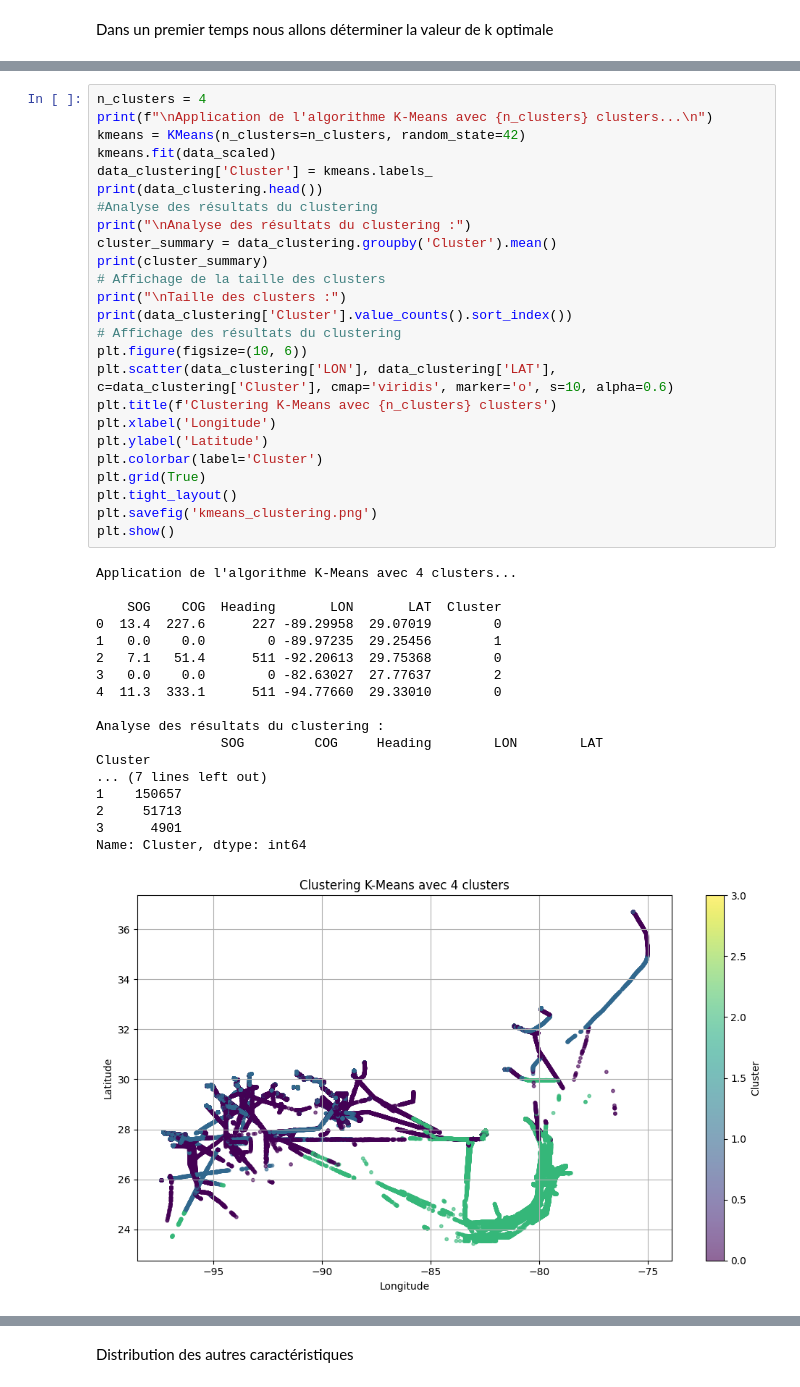
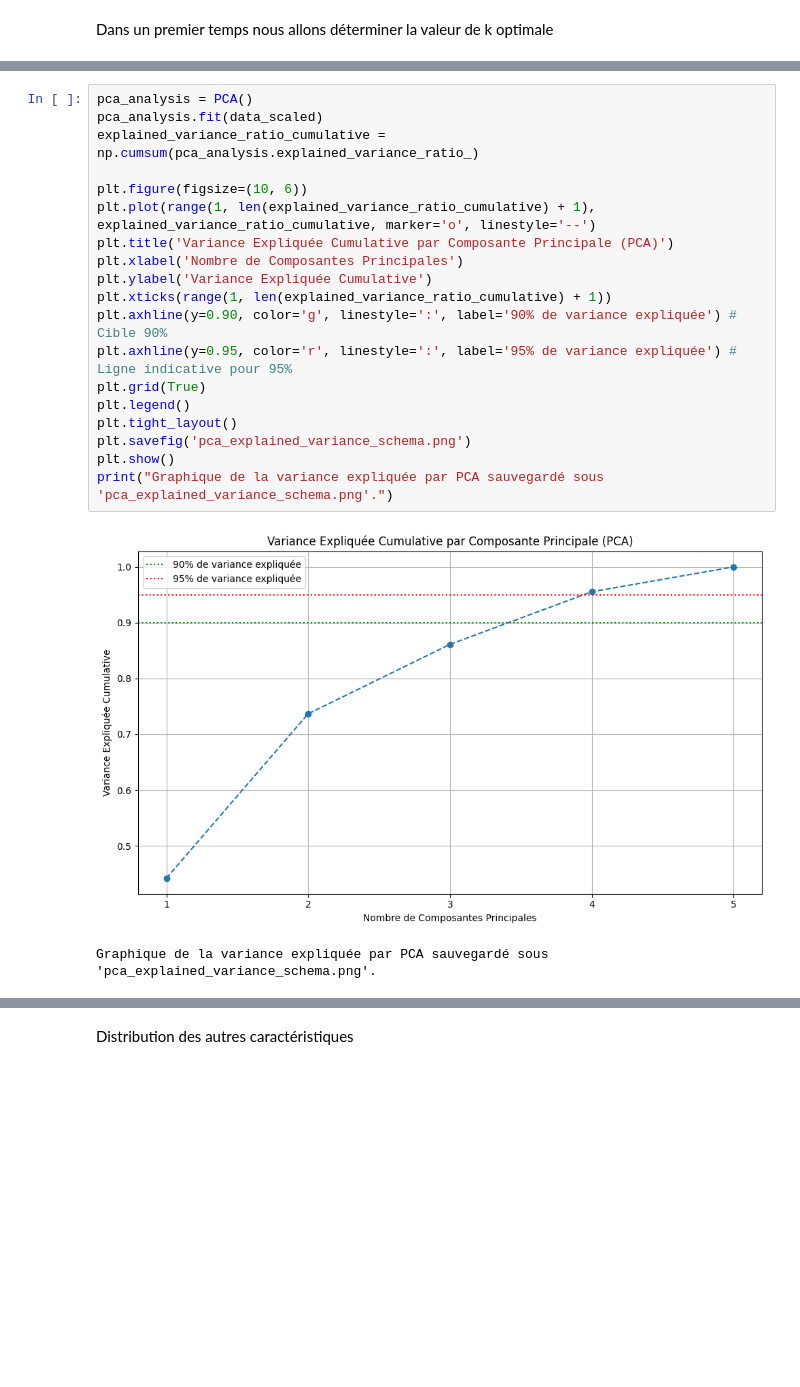
Before and after one commit to Rollintayi/Project_C_NN, a Jupyter notebook: Besoin_1.ipynb, the cells around one changed output, grey strips where cells are left out. Drawn from its saved outputs; the diff is of its cells as text; blank space fills up the shorter version.

```diff
--- a/Besoin_1.ipynb
+++ b/Besoin_1.ipynb
@@ -83,44 +56,22 @@ D'où le K optimal dans notre cas est la valeur K = 4
-# %%
-n_clusters = 4
-print(f"\nApplication de l'algorithme K-Means avec {n_clusters} clusters...\n")
-kmeans = KMeans(n_clusters=n_clusters, random_state=42)
-kmeans.fit(data_scaled)
-data_clustering['Cluster'] = kmeans.labels_
-print(data_clustering.head())
-#Analyse des résultats du clustering
-print("\nAnalyse des résultats du clustering :")
-cluster_summary = data_clustering.groupby('Cluster').mean()
-print(cluster_summary)
-# Affichage de la taille des clusters
-print("\nTaille des clusters :")
-print(data_clustering['Cluster'].value_counts().sort_index())
-# Affichage des résultats du clustering
-plt.figure(figsize=(10, 6))
-plt.scatter(data_clustering['LON'], data_clustering['LAT'], c=data_clustering['Cluster'], cmap='viridis', marker='o', s=10, alpha=0.6)
-plt.title(f'Clustering K-Means avec {n_clusters} clusters')
-plt.xlabel('Longitude')
-plt.ylabel('Latitude')
-plt.colorbar(label='Cluster')
-plt.grid(True)
-plt.tight_layout()
-plt.savefig('kmeans_clustering.png')
-plt.show()
-# %% [output]
-Application de l'algorithme K-Means avec 4 clusters...
-
-    SOG    COG  Heading       LON       LAT  Cluster
-0  13.4  227.6      227 -89.29958  29.07019        0
-1   0.0    0.0        0 -89.97235  29.25456        1
-2   7.1   51.4      511 -92.20613  29.75368        0
-3   0.0    0.0        0 -82.63027  27.77637        2
-4  11.3  333.1      511 -94.77660  29.33010        0
-
-Analyse des résultats du clustering :
-                SOG         COG     Heading        LON        LAT
-Cluster
-... (7 lines left out)
-1    150657
-2     51713
-3      4901
-Name: Cluster, dtype: int64
-[figure, removed]
+# %%
+pca_analysis = PCA()
+pca_analysis.fit(data_scaled)
+explained_variance_ratio_cumulative = np.cumsum(pca_analysis.explained_variance_ratio_)
+
+plt.figure(figsize=(10, 6))
+plt.plot(range(1, len(explained_variance_ratio_cumulative) + 1), explained_variance_ratio_cumulative, marker='o', linestyle='--')
+plt.title('Variance Expliquée Cumulative par Composante Principale (PCA)')
+plt.xlabel('Nombre de Composantes Principales')
+plt.ylabel('Variance Expliquée Cumulative')
+plt.xticks(range(1, len(explained_variance_ratio_cumulative) + 1))
+plt.axhline(y=0.90, color='g', linestyle=':', label='90% de variance expliquée') # Cible 90%
+plt.axhline(y=0.95, color='r', linestyle=':', label='95% de variance expliquée') # Ligne indicative pour 95%
+plt.grid(True)
+plt.legend()
+plt.tight_layout()
+plt.savefig('pca_explained_variance_schema.png')
+plt.show()
+print("Graphique de la variance expliquée par PCA sauvegardé sous 'pca_explained_variance_schema.png'.")
+# %% [output]
+[figure, added]
+Graphique de la variance expliquée par PCA sauvegardé sous 'pca_explained_variance_schema.png'.
```
Also changed, not shown: parts of 17 cells of this notebook, 18 other files.
